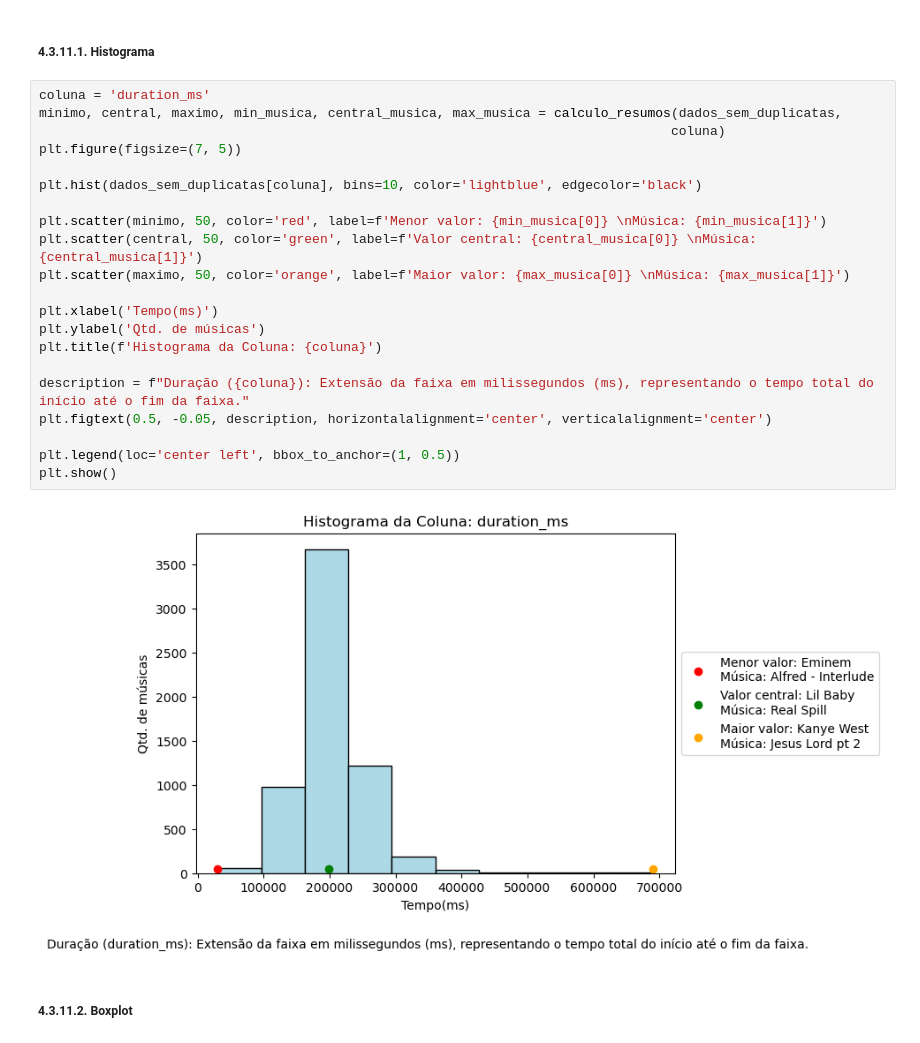
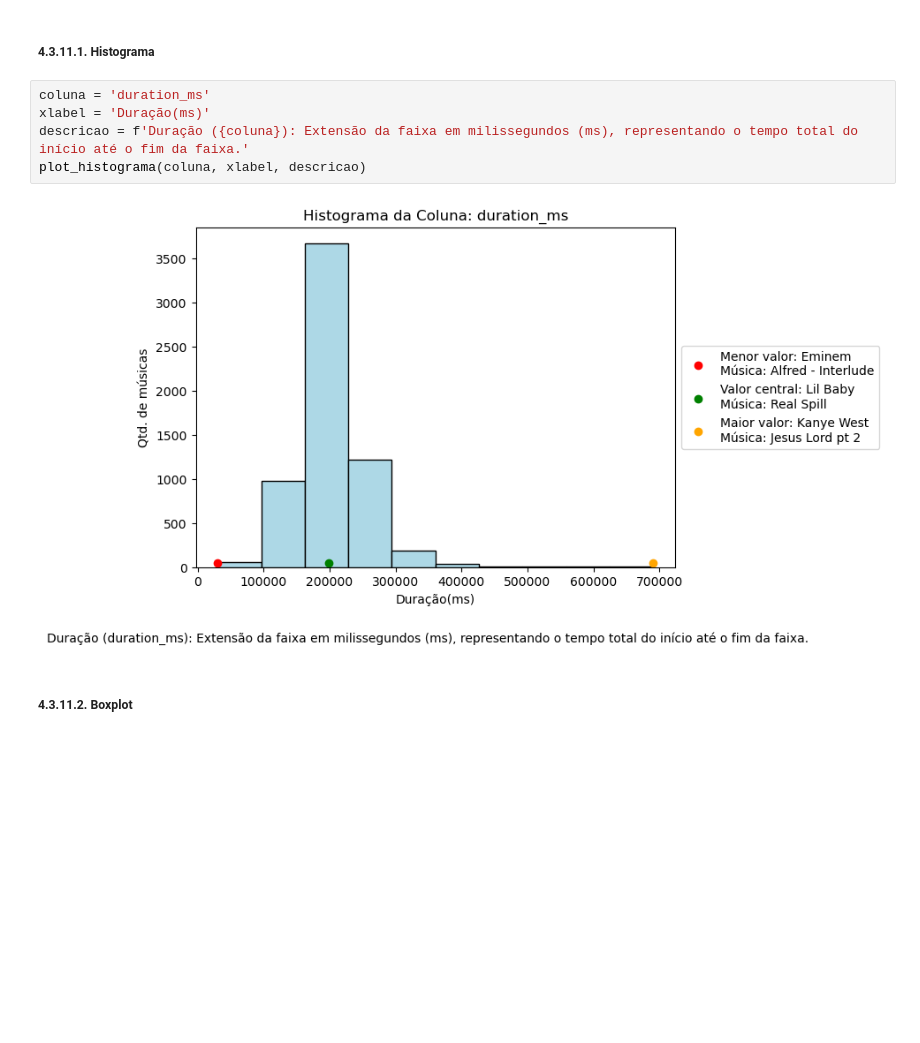
Before and after one commit to EandroC/ExplorandoPrincipaisMusicasDoSpotify, a Jupyter notebook: TendenciasMusicais.ipynb, the cells around one changed output. Drawn from its saved outputs; the diff is of its cells as text; blank space fills up the shorter version.

```diff
--- a/TendenciasMusicais.ipynb
+++ b/TendenciasMusicais.ipynb
@@ -1000,29 +860,13 @@ plt.show()
 #### 4\.3\.11\. Duration_ms
 # %% [markdown]
 ##### 4\.3\.11\.1\. Histograma
-# %%
-coluna = 'duration_ms'
-minimo, central, maximo, min_musica, central_musica, max_musica = calculo_resumos(dados_sem_duplicatas,
-                                                                                 coluna)
-plt.figure(figsize=(7, 5))
-
-plt.hist(dados_sem_duplicatas[coluna], bins=10, color='lightblue', edgecolor='black')
-
-plt.scatter(minimo, 50, color='red', label=f'Menor valor: {min_musica[0]} \nMúsica: {min_musica[1]}')
-plt.scatter(central, 50, color='green', label=f'Valor central: {central_musica[0]} \nMúsica: {central_musica[1]}')
-plt.scatter(maximo, 50, color='orange', label=f'Maior valor: {max_musica[0]} \nMúsica: {max_musica[1]}')
-
-plt.xlabel('Tempo(ms)')
-plt.ylabel('Qtd. de músicas')
-plt.title(f'Histograma da Coluna: {coluna}')
-
-description = f"Duração ({coluna}): Extensão da faixa em milissegundos (ms), representando o tempo total do início até o fim da faixa."
-plt.figtext(0.5, -0.05, description, horizontalalignment='center', verticalalignment='center')
-
-plt.legend(loc='center left', bbox_to_anchor=(1, 0.5))
-plt.show()
-# %% [output]
-[figure, removed]
+# %%
+coluna = 'duration_ms'
+xlabel = 'Duração(ms)'
+descricao = f'Duração ({coluna}): Extensão da faixa em milissegundos (ms), representando o tempo total do início até o fim da faixa.'
+plot_histograma(coluna, xlabel, descricao)
+# %% [output]
+[figure, added]
 # %% [markdown]
 ##### 4\.3\.11\.2\. Boxplot
 # %%
```
Also changed, not shown: parts of 11 cells of this notebook.
